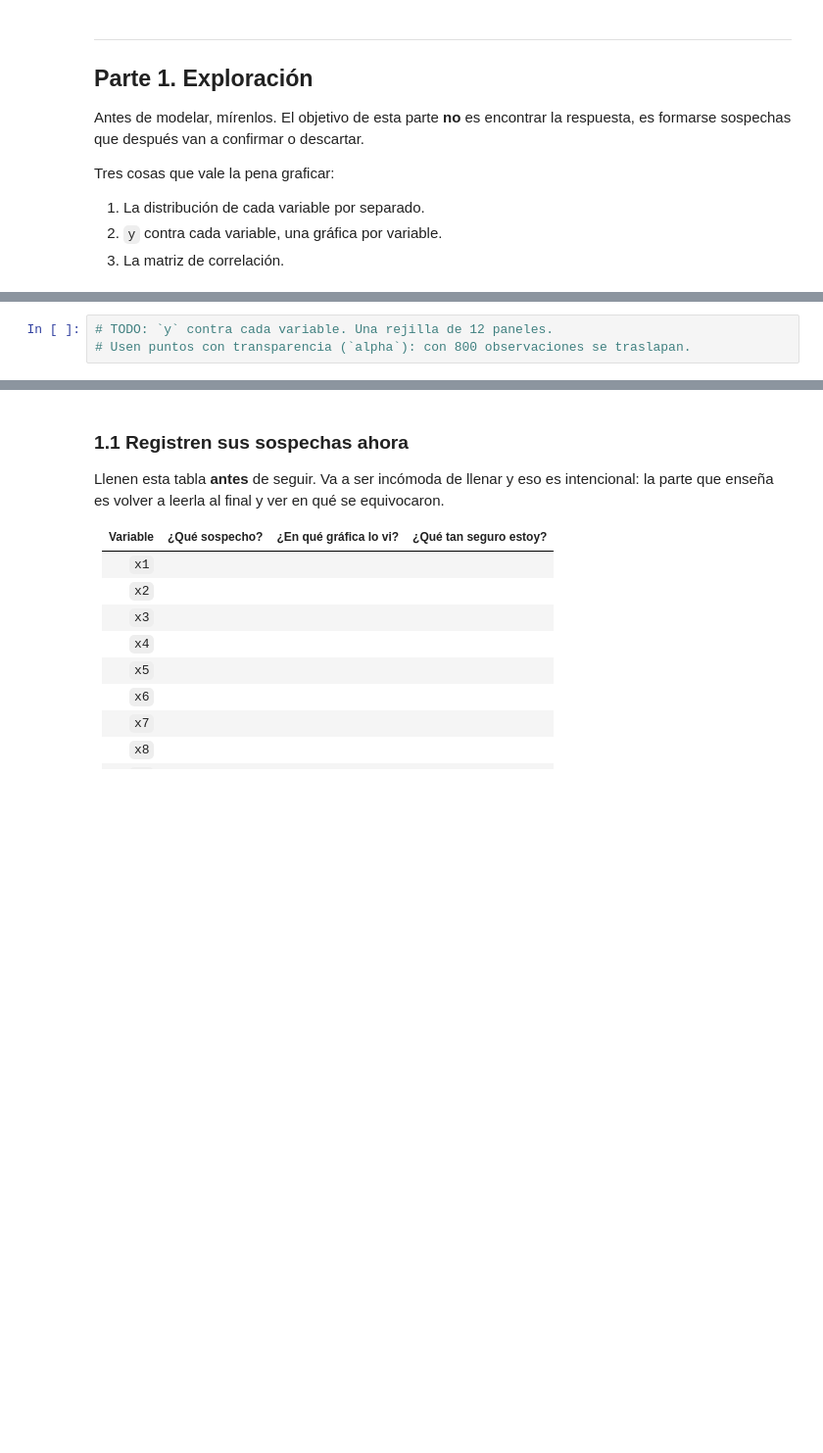
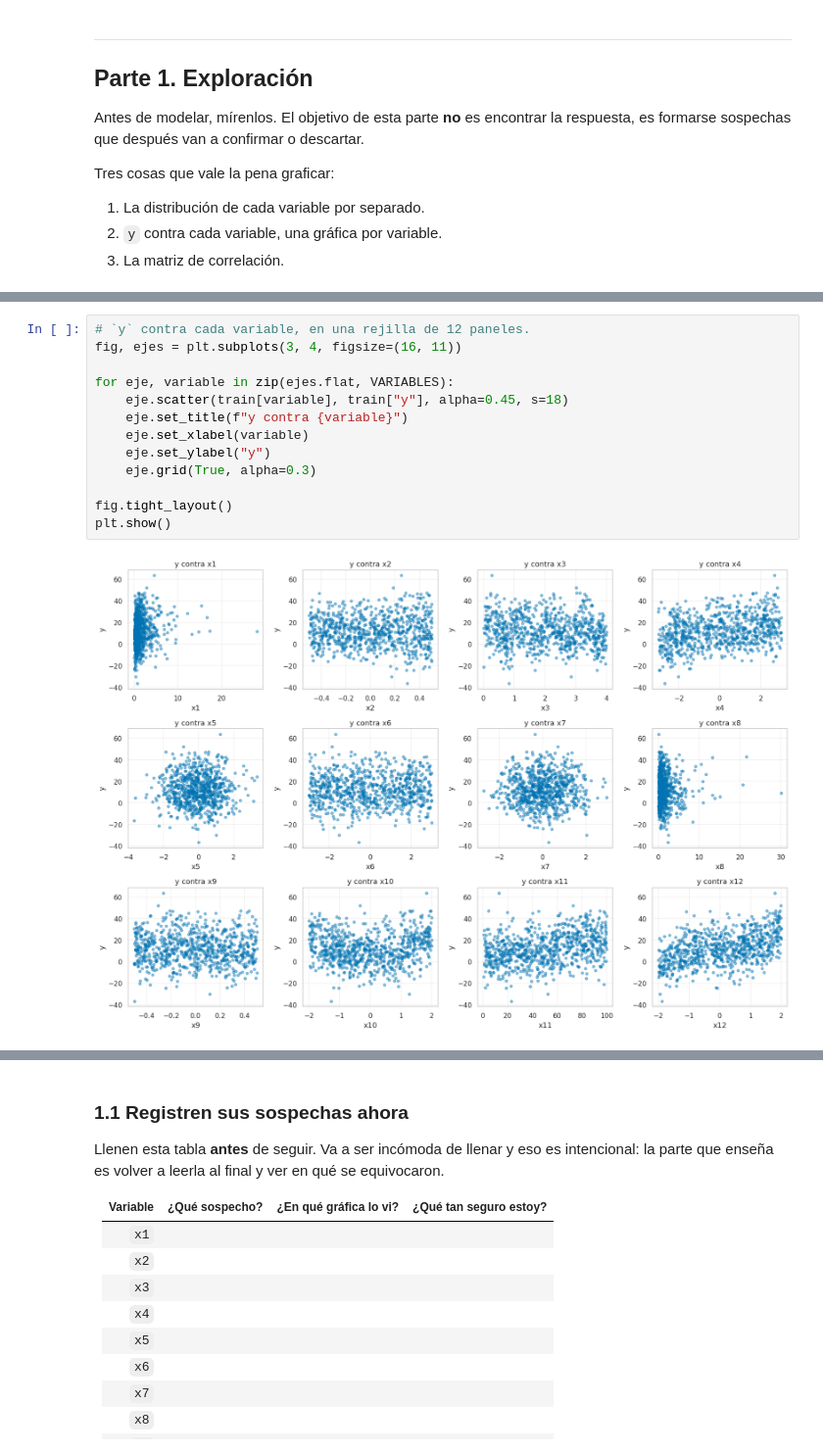
Before and after one commit to nasaul/mineria_datos, a Jupyter notebook: tareas/tarea_01_aproximacion_funcion.ipynb, the cells around one changed output, grey strips where cells are left out. Shown at 98% size. Saved outputs shown, nothing was run; the diff lists cells and outputs as text; blank space fills up the shorter version.

```diff
--- a/tareas/tarea_01_aproximacion_funcion.ipynb
+++ b/tareas/tarea_01_aproximacion_funcion.ipynb
@@ -167,4 +205,16 @@ Tres cosas que vale la pena graficar:
 # %%
-# TODO: `y` contra cada variable. Una rejilla de 12 paneles.
-# Usen puntos con transparencia (`alpha`): con 800 observaciones se traslapan.
+# `y` contra cada variable, en una rejilla de 12 paneles.
+fig, ejes = plt.subplots(3, 4, figsize=(16, 11))
+
+for eje, variable in zip(ejes.flat, VARIABLES):
+    eje.scatter(train[variable], train["y"], alpha=0.45, s=18)
+    eje.set_title(f"y contra {variable}")
+    eje.set_xlabel(variable)
+    eje.set_ylabel("y")
+    eje.grid(True, alpha=0.3)
+
+fig.tight_layout()
+plt.show()
+# %% [output]
+[figure, added]
 # %%
```
Also changed, not shown: parts of 17 cells of this notebook, 1 other file.
